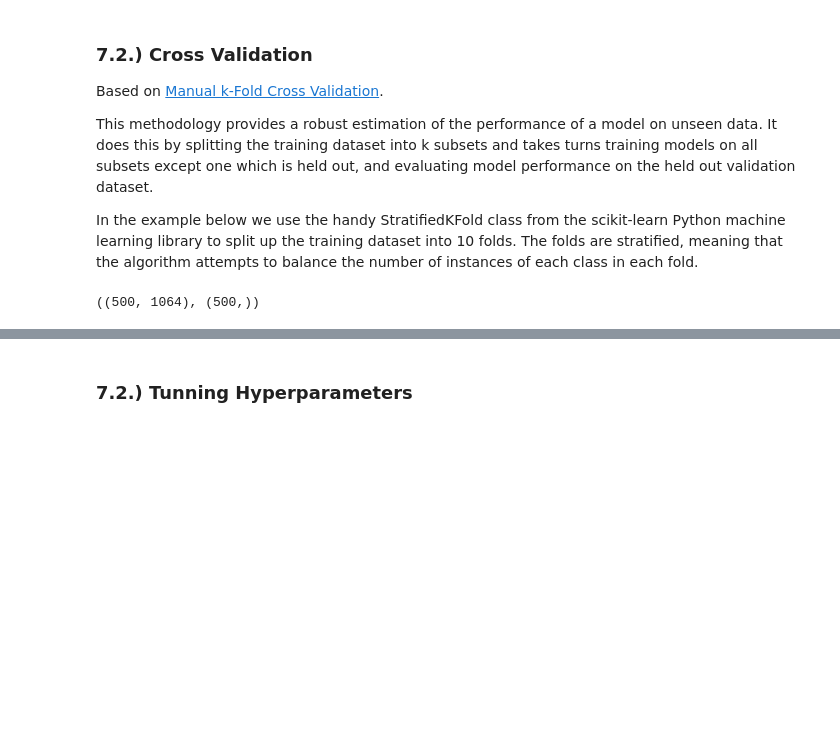
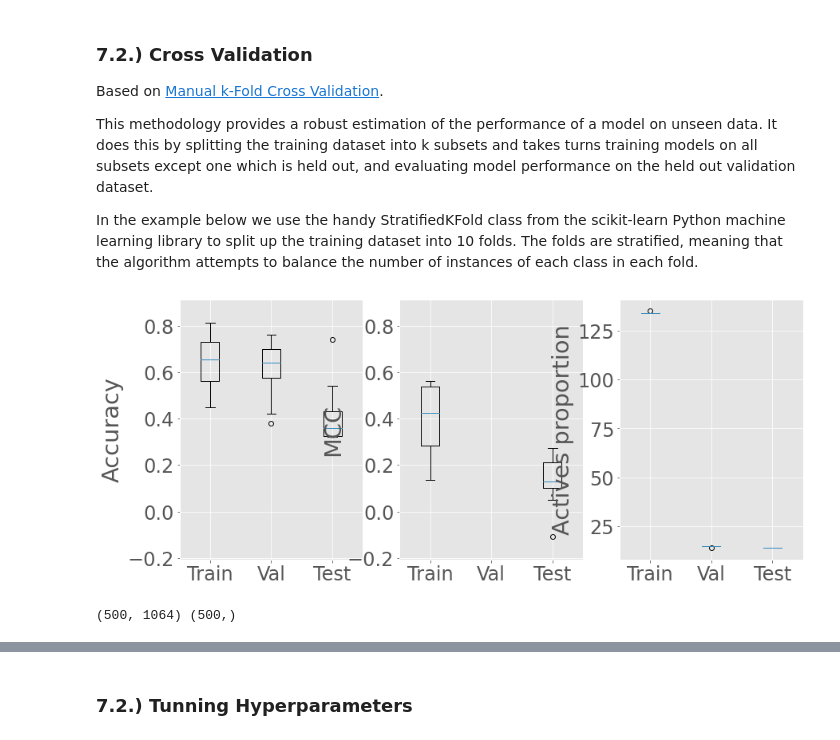
Before and after one commit to cescgina/drug_learning, a Jupyter notebook: drug_learning/2D_smaller_dataset/Morgan_Mordred_mix.ipynb, the cells around one changed output, grey strips where cells are left out. Drawn from its saved outputs; the diff is of its cells as text; code cells hidden in the pictures; blank space fills up the shorter version.

```diff
--- a/drug_learning/2D_smaller_dataset/Morgan_Mordred_mix.ipynb
+++ b/drug_learning/2D_smaller_dataset/Morgan_Mordred_mix.ipynb
@@ -701,13 +701,17 @@ def plot_results_CV(MCCs_train, MCCs_val, MCCs_test, accs_train, accs_val, accs_
     ax[0].set_ylabel("Accuracy")
     ax[1].set_ylabel("MCC")
     ax[2].set_ylabel("Actives proportion")
+# %%
+plot_results_CV(MCCs_train, MCCs_val, MCCs_test, accs_train, accs_val, accs_test, actives_train, actives_val, actives_test)
+# %% [output]
+[figure, added]
 # %%
 train_val_data = np.concatenate((train_data, val_data), axis=0)
 train_val_labels = np.concatenate((train_labels, val_labels), axis=0)
+
+print(train_val_data.shape, train_val_labels.shape)
+# %% [output]
+(500, 1064) (500,)
-# %%
-train_val_data.shape, train_val_labels.shape
-# %% [output]
-((500, 1064), (500,))
 # %%
 layers_dim = [train_data.shape[1], 70,70,70, 1]
 lr = 0.01
```
Also changed, not shown: parts of 3 cells of this notebook.
